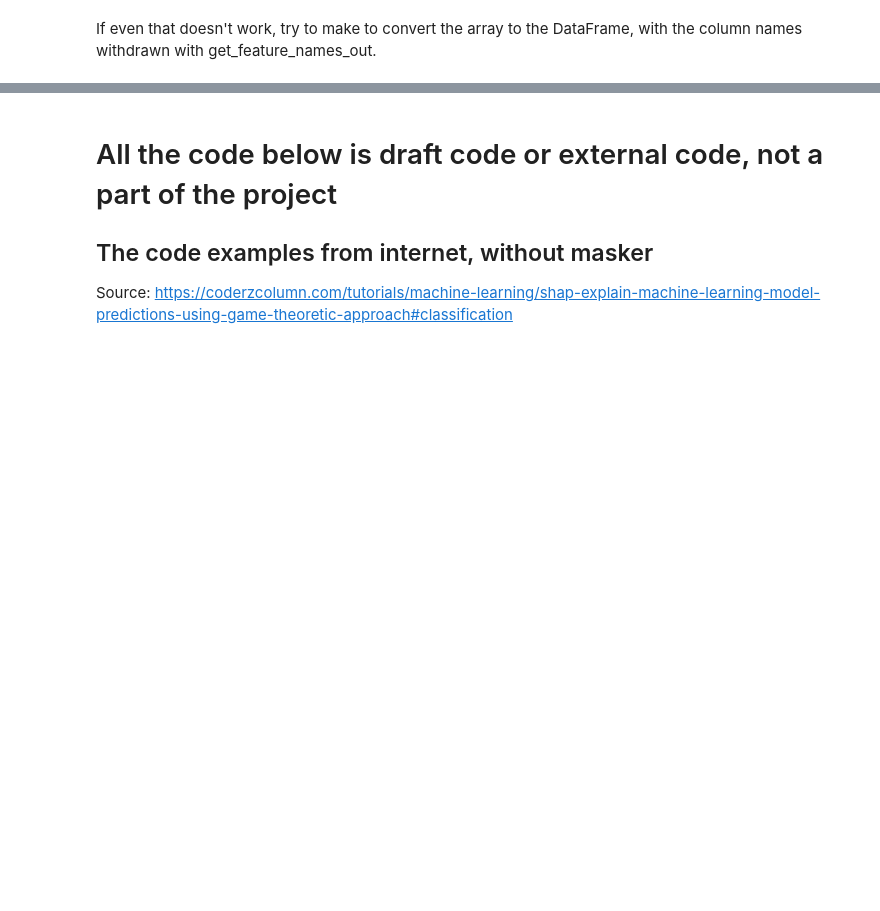
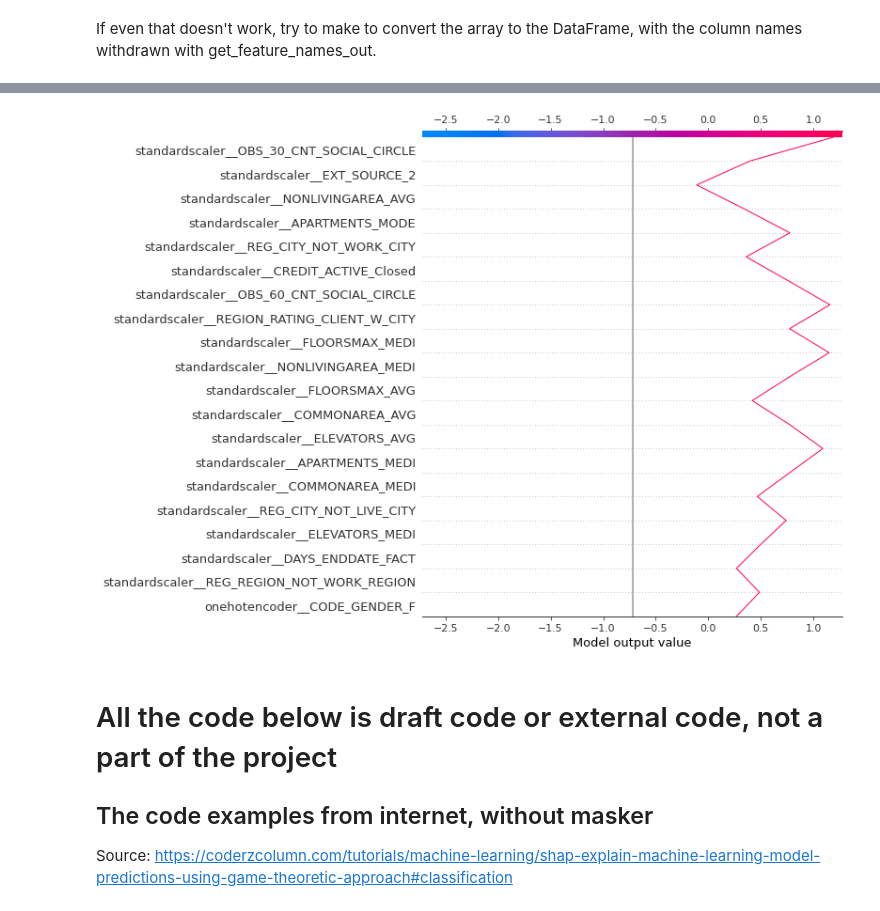
Before and after one commit to VeronikaBerezhnaia/OC_P7_credit_scoring, a Jupyter notebook: Implementez_modele_scoring.ipynb, the cells around one changed output, grey strips where cells are left out. Cells and saved outputs as stored; diff of their text form; code cells hidden in the pictures; blank space fills up the shorter version.

```diff
--- a/Implementez_modele_scoring.ipynb
+++ b/Implementez_modele_scoring.ipynb
@@ -1752,3 +1761,12 @@ Question: how to select the 10 features that I want to see? Not just 10 first. B
+# %%
+shap.decision_plot(log_reg_explainer.expected_value,
+                   log_reg_explainer.shap_values(X_test_sh[0]),
+#                    feature_names=boston.feature_names.tolist(),
+#                     feature_names=shap_feature_names, # TypeError: The feature_names arg requires a list or numpy array.
+                    feature_names=shap_feature_names.tolist(),
+                   )
+# %% [output]
+[figure, added]
 # %% [markdown]
 # All the code below is draft code or external code, not a part of the project
 ## The code examples from internet, without masker
```
Also changed, not shown: parts of 19 cells of this notebook.
